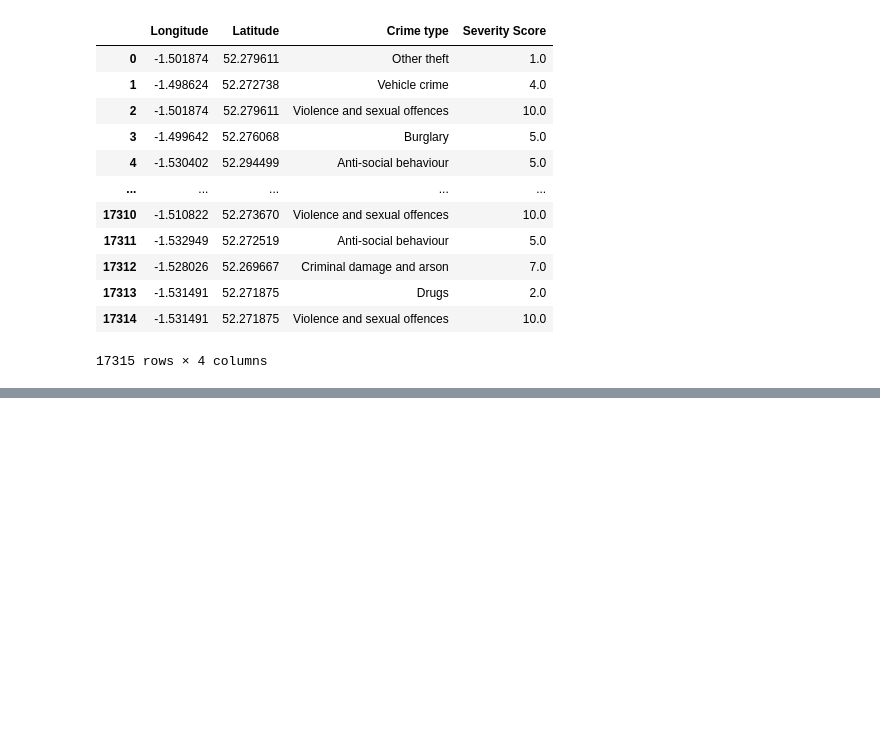
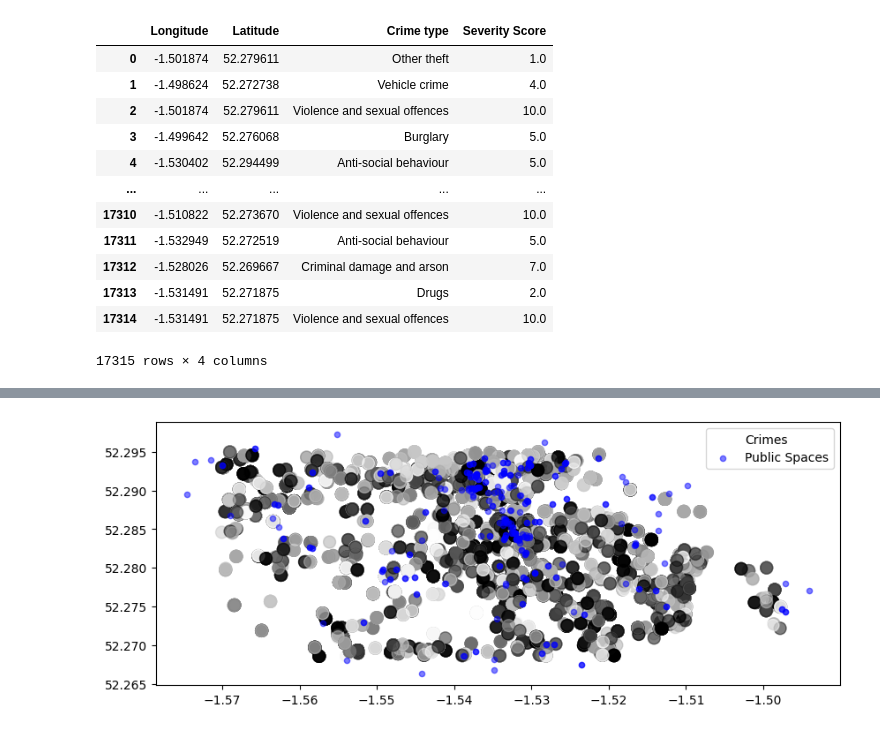
Before and after one commit to loisperryman02/proutectapp, a Jupyter notebook: mobile-application/python-files/generating_heatmaps.ipynb, the cells around one changed output, grey strips where cells are left out. Cells and saved outputs as stored; diff of their text form; code cells hidden in the pictures; blank space fills up the shorter version.

```diff
--- a/mobile-application/python-files/generating_heatmaps.ipynb
+++ b/mobile-application/python-files/generating_heatmaps.ipynb
@@ -198,0 +221,20 @@ map.save('leamington_severity_heatmap.html')
+# %%
+import geopandas as gpd
+import matplotlib.pyplot as plt
+
+# Assuming places_df and combined_df are your public spaces and crimes DataFrames, respectively,
+# and combined_df includes a 'Severity' column.
+
+# Prepare GeoDataFrames
+gdf_public_spaces = gpd.GeoDataFrame(places_df, geometry=gpd.points_from_xy(places_df.Longitude, places_df.Latitude))
+gdf_crimes = gpd.GeoDataFrame(updated_df, geometry=gpd.points_from_xy(updated_df.Longitude, updated_df.Latitude))
+
+# Plotting
+fig, ax = plt.subplots(figsize=(10, 10))
+gdf_crimes.plot(ax=ax, column='Severity Score', cmap='Greys', markersize=100, alpha=0.5, label='Crimes')  # Crimes colored by severity
+gdf_public_spaces.plot(ax=ax, color='blue', markersize=20, alpha=0.5, label='Public Spaces')  # Public spaces in blue
+
+plt.legend()
+plt.show()
+# %% [output]
+[figure, added]
```
Also changed, not shown: parts of 2 cells of this notebook, 14 other files.
